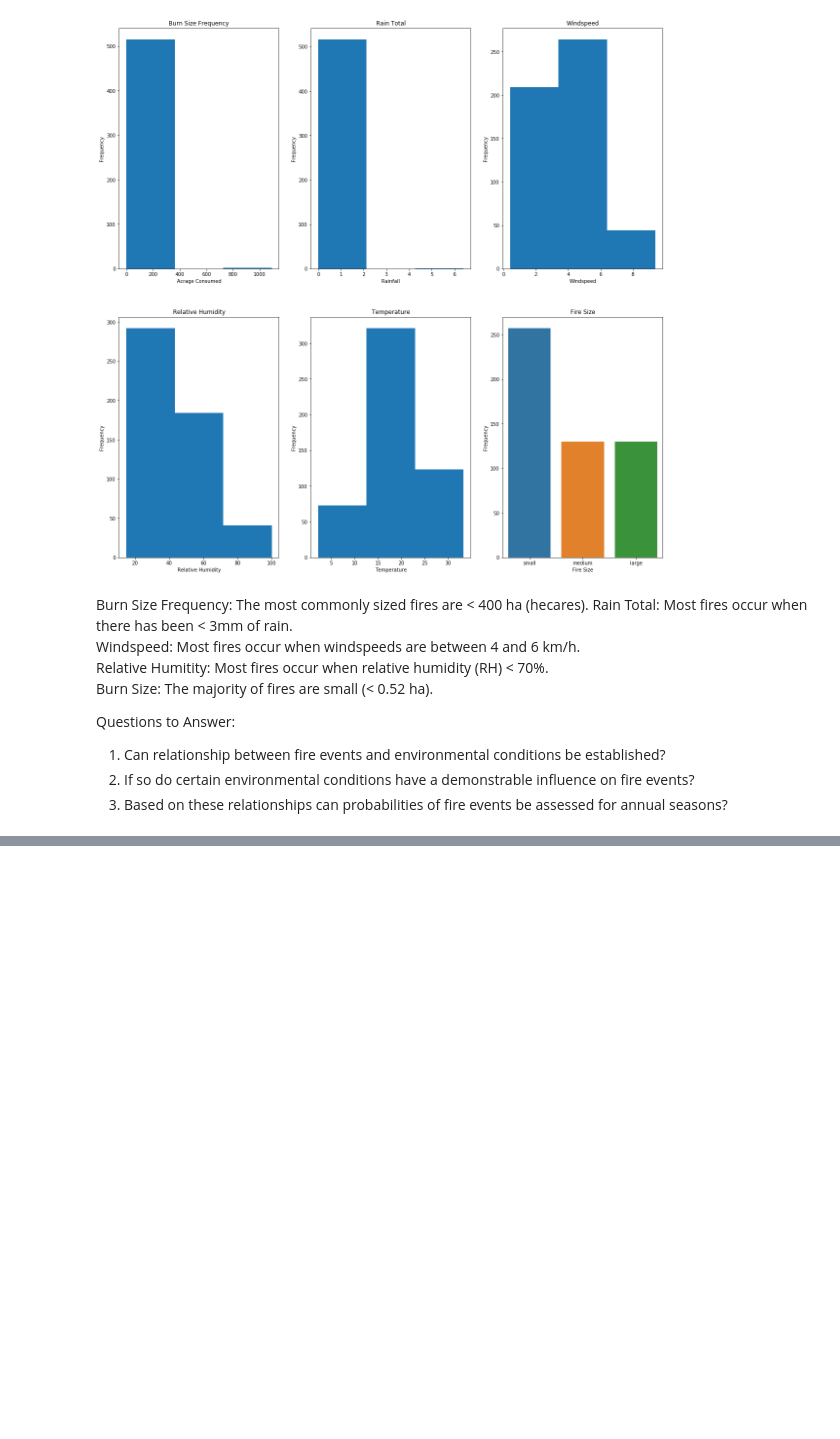
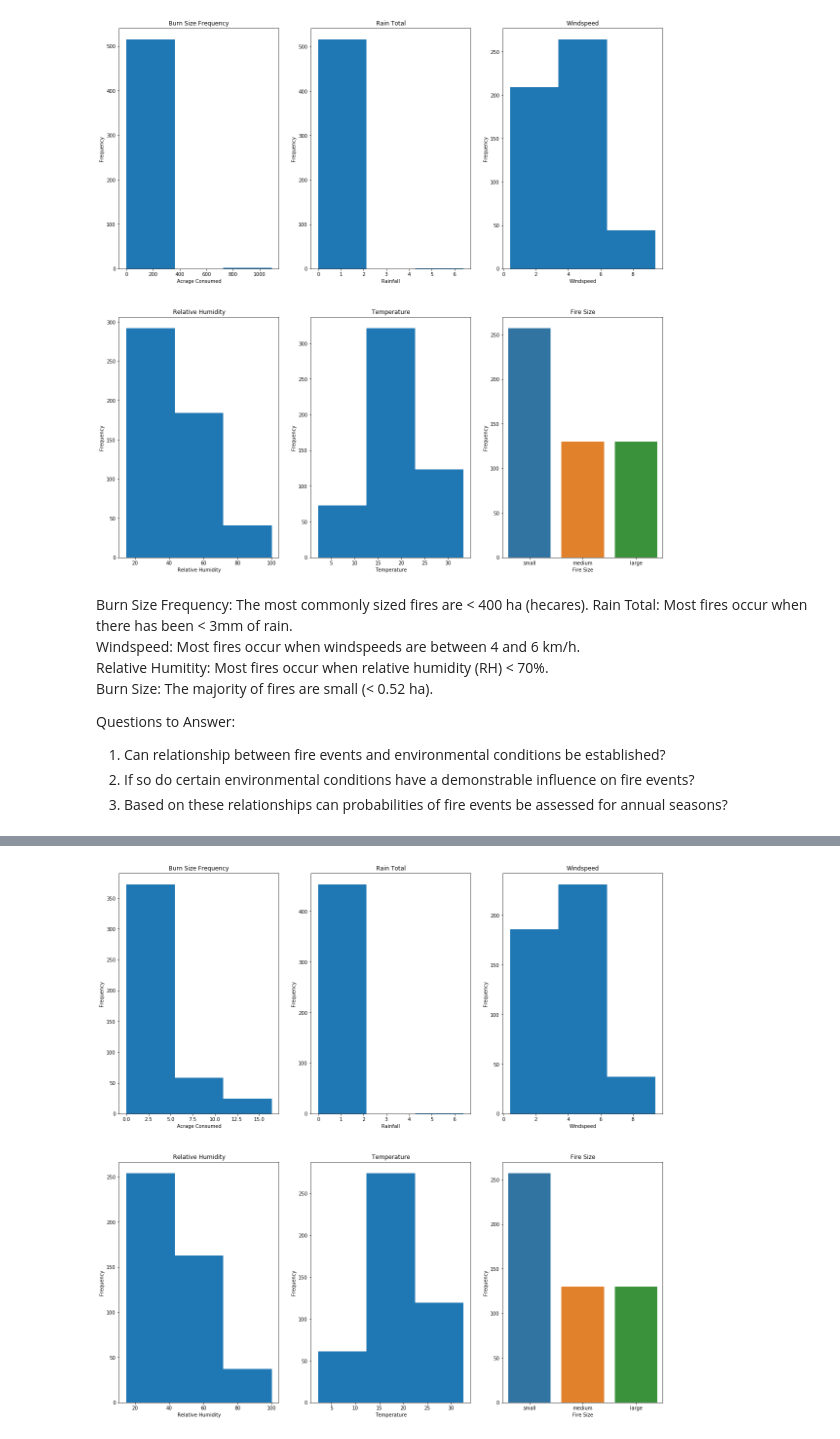
Before and after one commit to johnebehr/thinkful, a Jupyter notebook: capstone1.ipynb, the cells around one changed output, grey strips where cells are left out. Cells and saved outputs as stored; diff of their text form; code cells hidden in the pictures; blank space fills up the shorter version.

```diff
--- a/capstone1.ipynb
+++ b/capstone1.ipynb
@@ -112,0 +180,44 @@ Questions to Answer:
+# %%
+# Replot to look for changes
+plt.figure(figsize=(20,20))
+
+plt.subplot(2,3,1)
+plt.hist(forest_fires2['area'],bins=3)
+# plt.ylim((0, forest_fires['area'].max()))
+plt.xlabel('Acrage Consumed')
+plt.ylabel('Frequency')
+plt.title('Burn Size Frequency')
+
+plt.subplot(2,3,2)
+plt.hist(forest_fires2['rain'],bins=3)
+plt.xlabel('Rainfall')
+plt.ylabel('Frequency')
+plt.title('Rain Total')
+
+plt.subplot(2,3,3)
+plt.hist(forest_fires2['wind'],bins=3)
+plt.xlabel('Windspeed')
+plt.ylabel('Frequency')
+plt.title('Windspeed')
+
+plt.subplot(2,3,4)
+plt.hist(forest_fires2['RH'],bins=3)
+plt.xlabel('Relative Humidity')
+plt.ylabel('Frequency')
+plt.title('Relative Humidity')
+
+plt.subplot(2,3,5)
+plt.hist(forest_fires2['temp'],bins=3)
+plt.xlabel('Temperature')
+plt.ylabel('Frequency')
+plt.title('Temperature')
+
+plt.subplot(2,3,6)
+sns.countplot(x='fire_size', data=forest_fires)
+plt.xlabel('Fire Size')
+plt.ylabel('Frequency')
+plt.title('Fire Size')
+
+plt.show()
+# %% [output]
+[figure, added]
```
Also changed, not shown: parts of 4 cells of this notebook.
